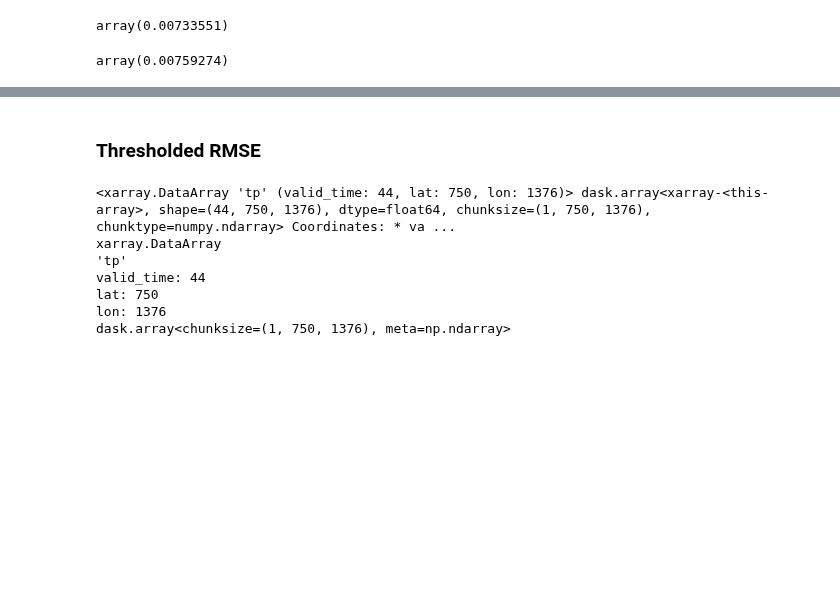
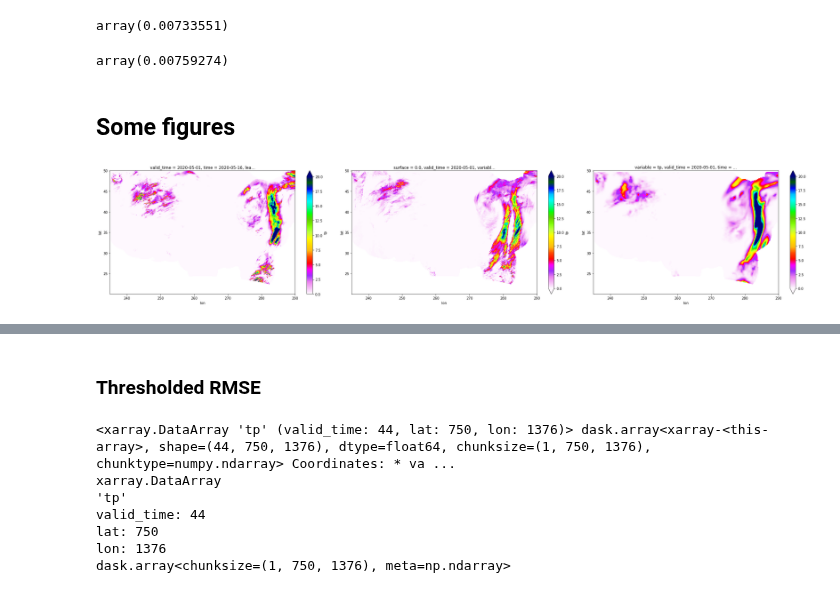
Before and after one commit to raspstephan/nwp-downscale, a Jupyter notebook: notebooks/18-Evaluation-Refactored.ipynb, the cells around one changed output, grey strips where cells are left out. Drawn from its saved outputs; the diff is of its cells as text; code cells hidden in the pictures; blank space fills up the shorter version.

```diff
--- a/notebooks/18-Evaluation-Refactored.ipynb
+++ b/notebooks/18-Evaluation-Refactored.ipynb
@@ -311,3 +325,15 @@ threshold = 10
 xs.brier_score(mrms>threshold, (interp_ens>threshold).mean('member'), dim=['lat', 'lon', 'valid_time']).values
 # %% [output]
 array(0.00759274)
+# %% [markdown]
+## Some figures
+# %%
+time = '2020-05-01T00'
+# %%
+fig, (ax1, ax2, ax3) = plt.subplots(1, 3, figsize=(30, 6))
+mrms.sel(valid_time=time).plot(vmin=0, vmax=20, cmap='gist_ncar_r', ax=ax1)
+href.sel(valid_time=time).mean('member').plot(vmin=0, vmax=20, cmap='gist_ncar_r', ax=ax2)
+interp_ens.sel(valid_time=time).mean('member').plot(vmin=0, vmax=20, cmap='gist_ncar_r', ax=ax3)
+plt.tight_layout()
+# %% [output]
+[figure, added]
```
Also changed, not shown: parts of 3 cells of this notebook, 1 other file.
